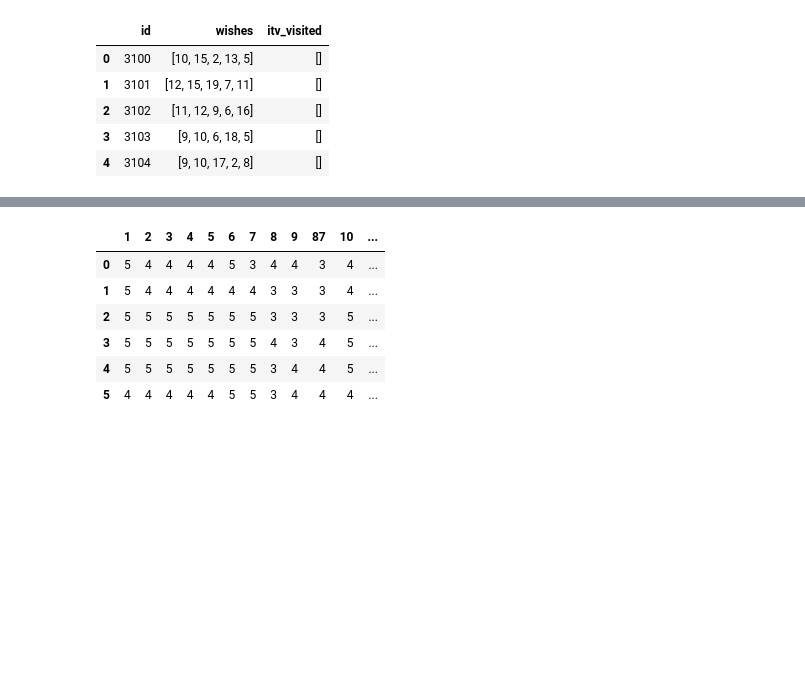
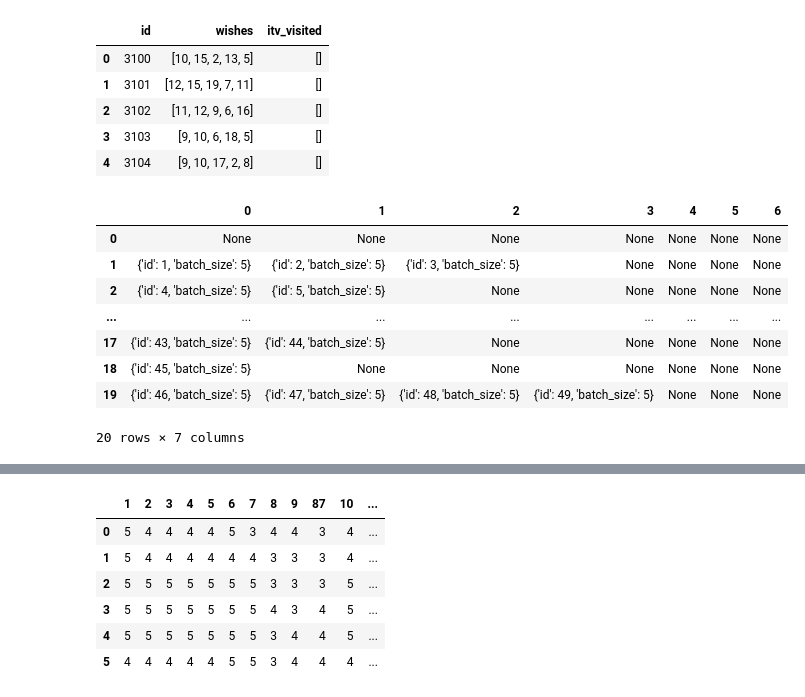
Before and after one commit to echollet/ForumDb, a Jupyter notebook: forum-20-itv-driven-sql.ipynb, the cells around one changed output, grey strips where cells are left out. Cells and saved outputs as stored; diff of their text form; code cells hidden in the pictures; blank space fills up the shorter version.

Commit message:
batch size transféré dans la table Intervenants

```diff
--- a/forum-20-itv-driven-sql.ipynb
+++ b/forum-20-itv-driven-sql.ipynb
@@ -352,22 +350,29 @@ pd.DataFrame(student_data)[0:5]
 # %%
 #
 # intervenants data from SQL
 #
 
-NB_SLOTS = 6
-BATCH_SIZE = 5
-
 cur = con.cursor()
 intervenants_raw_data = []
 for row in cur.execute("SELECT * FROM Intervenants"):
-    intervenants_raw_data.append({ "id" : row[0], "metier" : row[4], "id_metier" : row[5], "batch_size":BATCH_SIZE})
+    intervenants_raw_data.append({ "id" : row[0], "metier" : row[4], "id_metier" : row[5], "batch_size":row[7]})
 res = cur.execute("SELECT MAX(categori) FROM Intervenants")
 max_metier = res.fetchone()[0]
 intervenants_data_from_sql= []
+
 for i in range(max_metier+1):
-    intervenants_data_from_sql.append([])
-for i in range(max_metier+1):
-    intervenants_data_from_sql[i] = [ { "id" : e["id"], "batch_size" : e["batch_size"] } for e in intervenants_raw_data if e["metier"] == i]
+    intervenants_data_from_sql.append([ { "id" : e["id"], "batch_size" : e["batch_size"] } for e in intervenants_raw_data if e["metier"] == i])
 
 
-#print(intervenants_data_from_sql)
+intervenants_data_sql = pd.DataFrame(intervenants_data_from_sql)
+intervenants_data_sql
+# %% [output]
+|  | 0 | 1 | 2 | 3 | 4 | 5 | 6 |
+| 0 | None | None | None | None | None | None | None |
+| 1 | {'id': 1, 'batch_size': 5} | {'id': 2, 'batch_size': 5} | {'id': 3, 'batch_size': 5} | None | None | None | None |
+| 2 | {'id': 4, 'batch_size': 5} | {'id': 5, 'batch_size': 5} | None | None | None | None | None |
+| ... | ... | ... | ... | ... | ... | ... | ... |
+| 17 | {'id': 43, 'batch_size': 5} | {'id': 44, 'batch_size': 5} | None | None | None | None | None |
+| 18 | {'id': 45, 'batch_size': 5} | None | None | None | None | None | None |
+| 19 | {'id': 46, 'batch_size': 5} | {'id': 47, 'batch_size': 5} | {'id': 48, 'batch_size': 5} | {'id': 49, 'batch_size': 5} | None | None | None |
+20 rows × 7 columns
```
Also changed, not shown: parts of 4 cells of this notebook, 1 other file.
